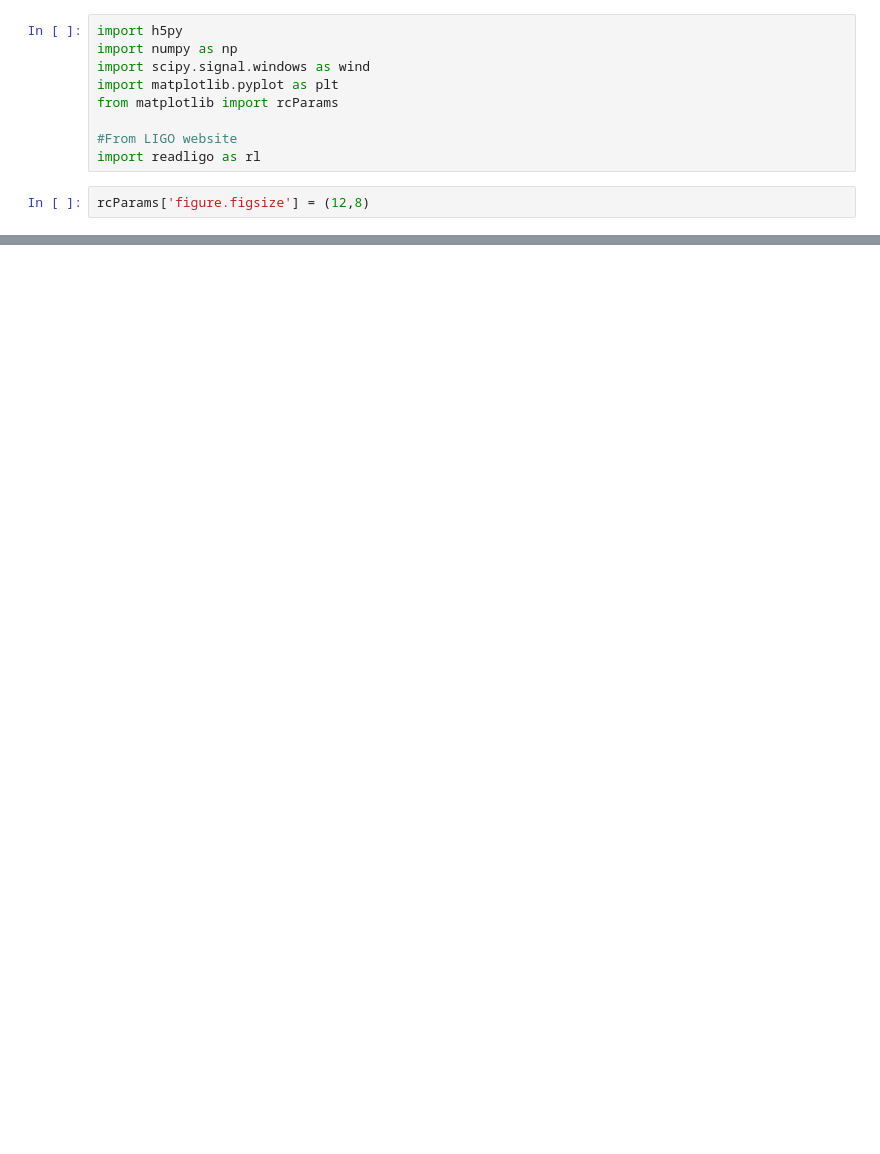
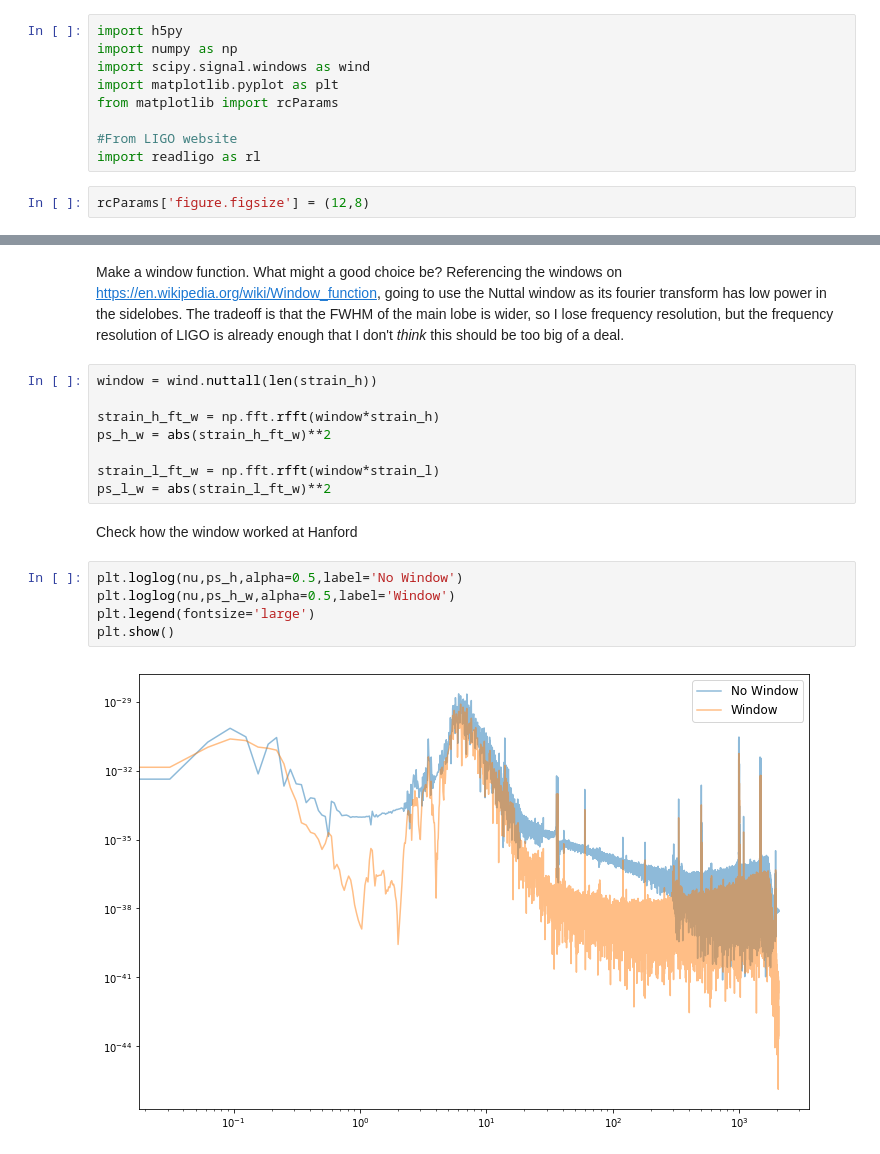
Before and after one commit to marcusmerryfield/phys641_hw, a Jupyter notebook: assignment_3/assignment_3.ipynb, the cells around one changed output, grey strips where cells are left out. Cells and saved outputs as stored; diff of their text form; blank space fills up the shorter version.

Commit message:
Assignment is a pretty huge mess but I ought to push something since it's already overdue

```diff
--- a/assignment_3/assignment_3.ipynb
+++ b/assignment_3/assignment_3.ipynb
@@ -49,0 +70,19 @@ plt.show()
+# %% [markdown]
+Make a window function. What might a good choice be? Referencing the windows on https://en.wikipedia.org/wiki/Window_function, going to use the Nuttal window as its fourier transform has low power in the sidelobes. The tradeoff is that the FWHM of the main lobe is wider, so I lose frequency resolution, but the frequency resolution of LIGO is already enough that I don't *think* this should be too big of a deal.
+# %%
+window = wind.nuttall(len(strain_h))
+
+strain_h_ft_w = np.fft.rfft(window*strain_h)
+ps_h_w = abs(strain_h_ft_w)**2
+
+strain_l_ft_w = np.fft.rfft(window*strain_l)
+ps_l_w = abs(strain_l_ft_w)**2
+# %% [markdown]
+Check how the window worked at Hanford
+# %%
+plt.loglog(nu,ps_h,alpha=0.5,label='No Window')
+plt.loglog(nu,ps_h_w,alpha=0.5,label='Window')
+plt.legend(fontsize='large')
+plt.show()
+# %% [output]
+[figure, added]
```
Also changed, not shown: parts of 63 cells of this notebook, 1 other file.
